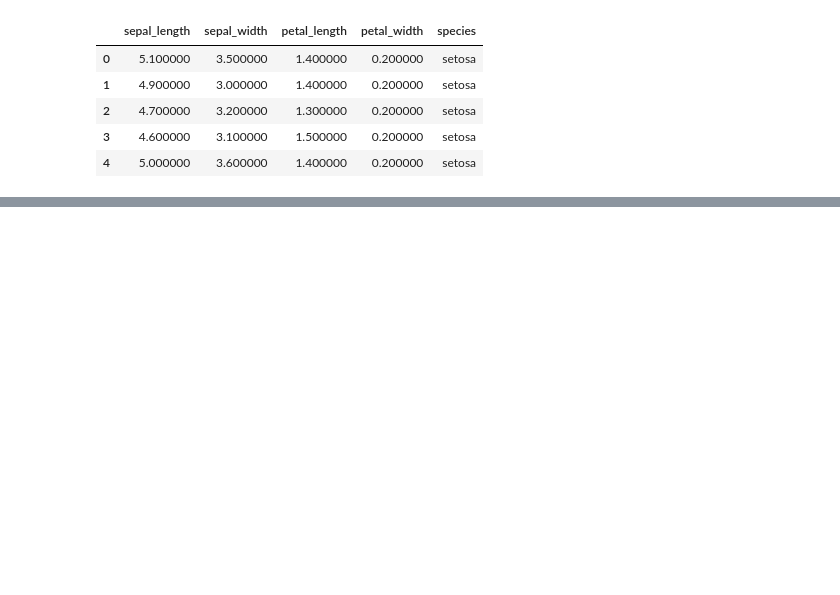
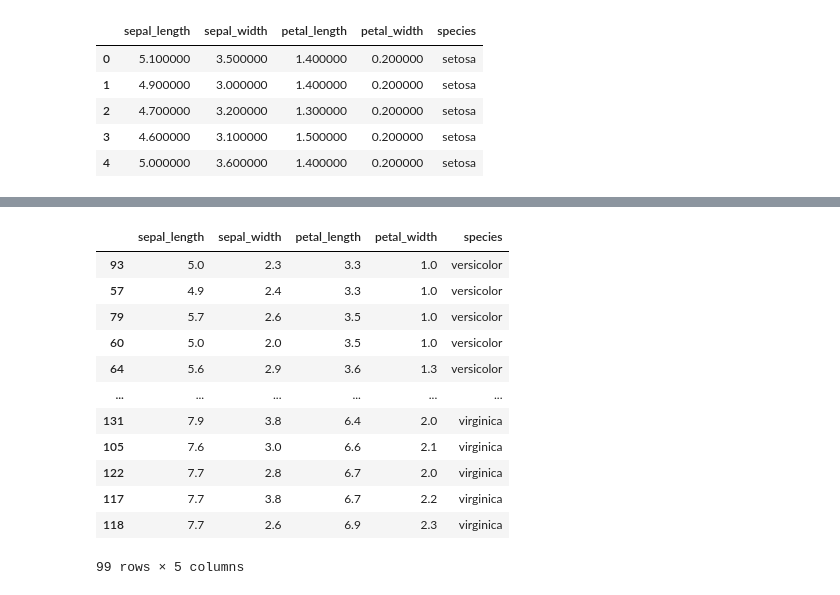
Before and after one commit to AleksandraJuras2000/Practice_Python, a Jupyter notebook: zad1.ipynb, the cells around one changed output, grey strips where cells are left out. Saved outputs shown, nothing was run; the diff lists cells and outputs as text; code cells hidden in the pictures; blank space fills up the shorter version.

```diff
--- a/zad1.ipynb
+++ b/zad1.ipynb
@@ -95,0 +180,17 @@ Name: kind, dtype: int64
+# %%
+df_more_than_3 = df.loc[df['petal_length']> 3.0]
+df_more_than_3.sort_values(by = "petal_length")
+# %% [output]
+|  | sepal_length | sepal_width | petal_length | petal_width | species |
+| 93 | 5.0 | 2.3 | 3.3 | 1.0 | versicolor |
+| 57 | 4.9 | 2.4 | 3.3 | 1.0 | versicolor |
+| 79 | 5.7 | 2.6 | 3.5 | 1.0 | versicolor |
+| 60 | 5.0 | 2.0 | 3.5 | 1.0 | versicolor |
+| 64 | 5.6 | 2.9 | 3.6 | 1.3 | versicolor |
+| ... | ... | ... | ... | ... | ... |
+| 131 | 7.9 | 3.8 | 6.4 | 2.0 | virginica |
+| 105 | 7.6 | 3.0 | 6.6 | 2.1 | virginica |
+| 122 | 7.7 | 2.8 | 6.7 | 2.0 | virginica |
+| 117 | 7.7 | 3.8 | 6.7 | 2.2 | virginica |
+| 118 | 7.7 | 2.6 | 6.9 | 2.3 | virginica |
+99 rows × 5 columns
```
Also changed, not shown: parts of 18 cells of this notebook.
